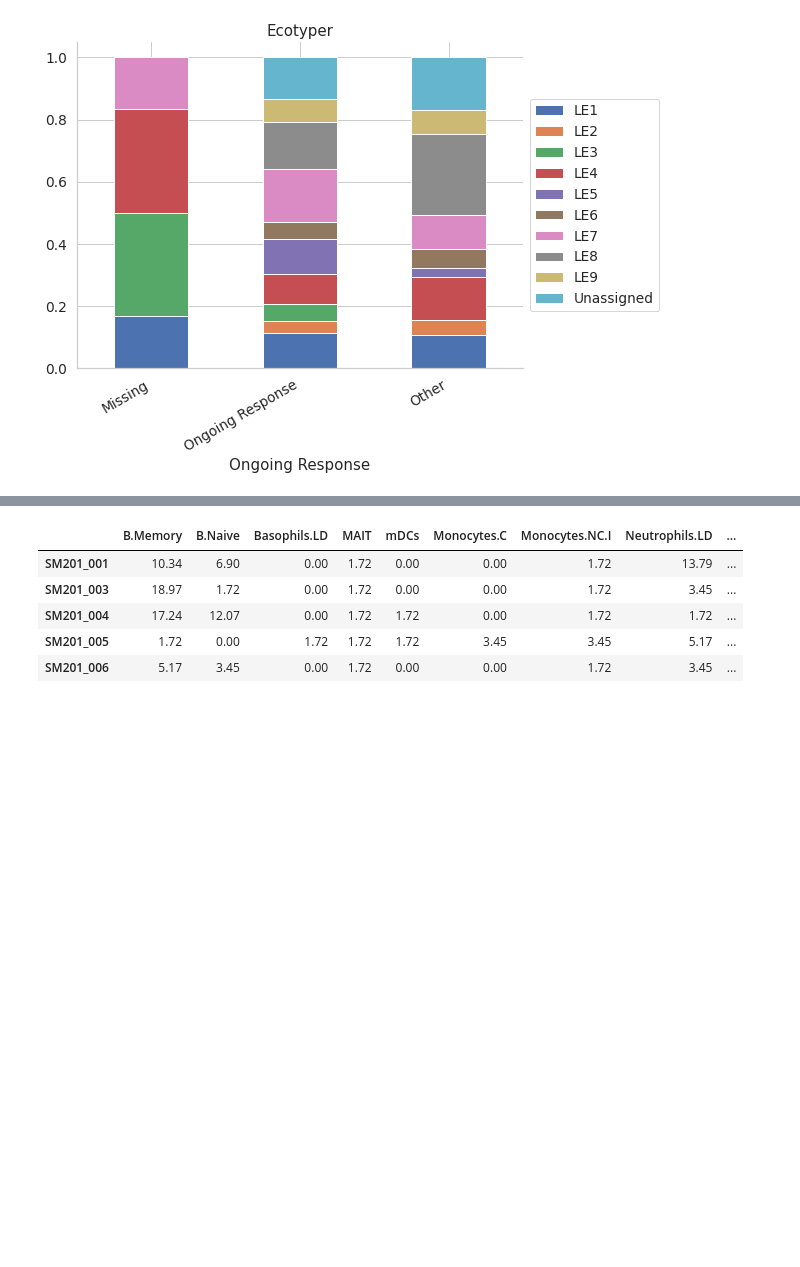
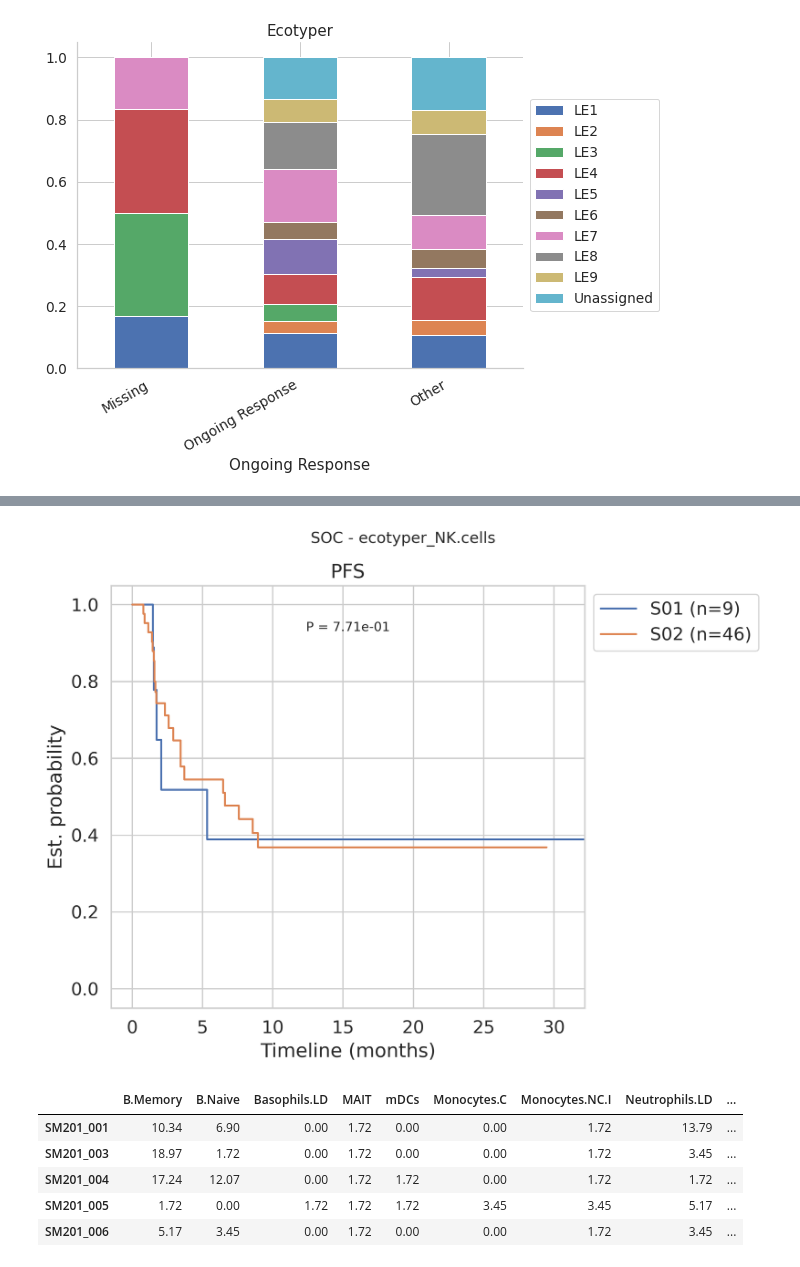
Before and after one commit to naity2/Bioinfo-SM-207, a Jupyter notebook: step01 read_zuma7_results.ipynb, the cells around one changed output, grey strips where cells are left out. Saved outputs shown, nothing was run; the diff lists cells and outputs as text; code cells hidden in the pictures; blank space fills up the shorter version.

```diff
--- a/step01 read_zuma7_results.ipynb
+++ b/step01 read_zuma7_results.ipynb
@@ -130,3 +137,10 @@ plot_abundance(resposne_axicel, "Ongoing Response", f"ecotyper_Ecotypes_group")
+# %%
+# NK S01 vs S02
+plot_survival_ecotyper(response.loc[response["ecotyper_NK.cells_group"].isin(["S01", "S02"])],
+                       ["PFS"], "SOC", "ecotyper_NK.cells", show_p=True,
+                       xlim=(-1.5, 32.2), ylim=(-0.05, 1.05))
+# %% [output]
+[figure, added]
 # %%
 # granulator results with nnls_ABIS_S0
 granulator_res = pd.read_csv(data_path/"granulator_outs/zuma7/nnls_ABIS_S0.csv", index_col=0)
```
Also changed, not shown: parts of 1 cell of this notebook, 2 other files.
